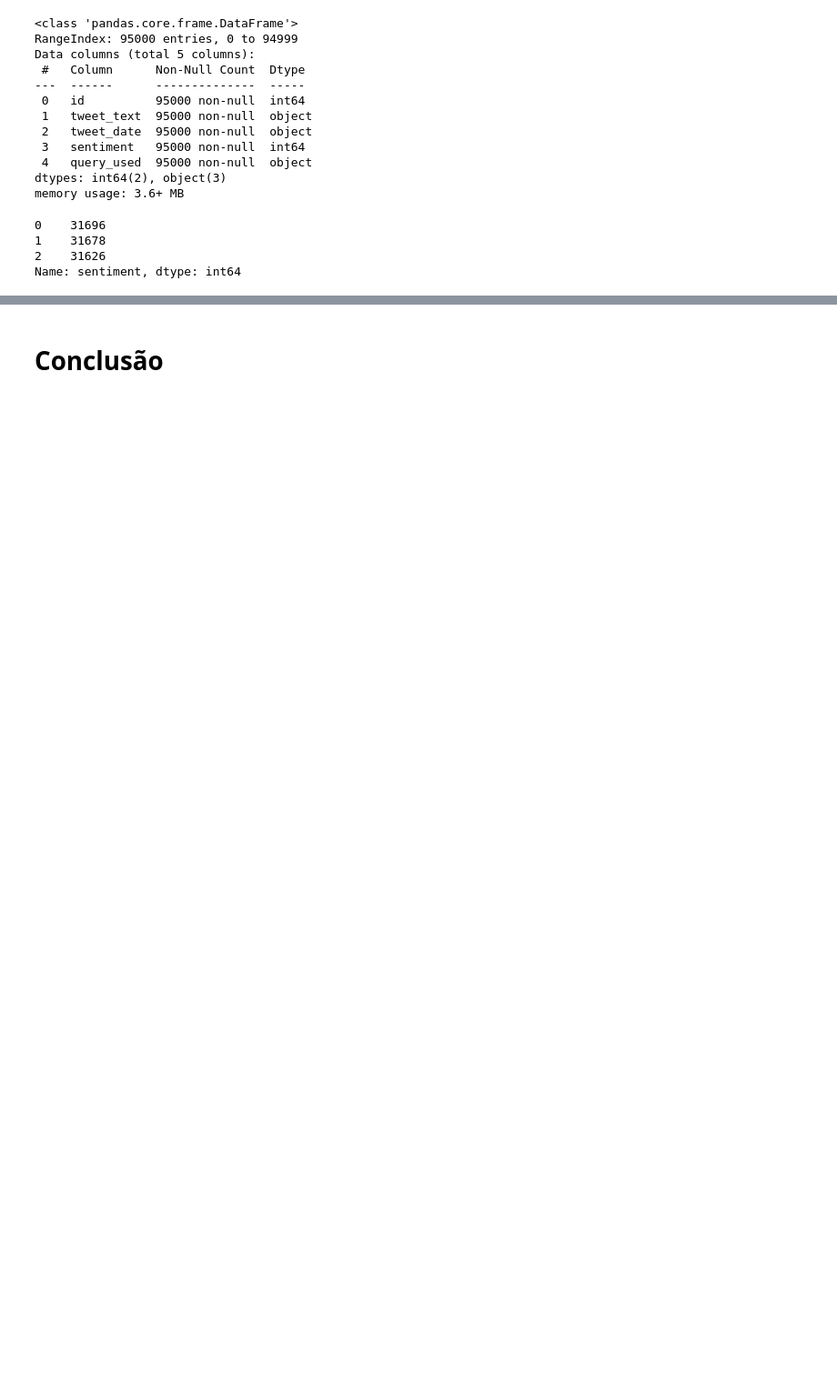
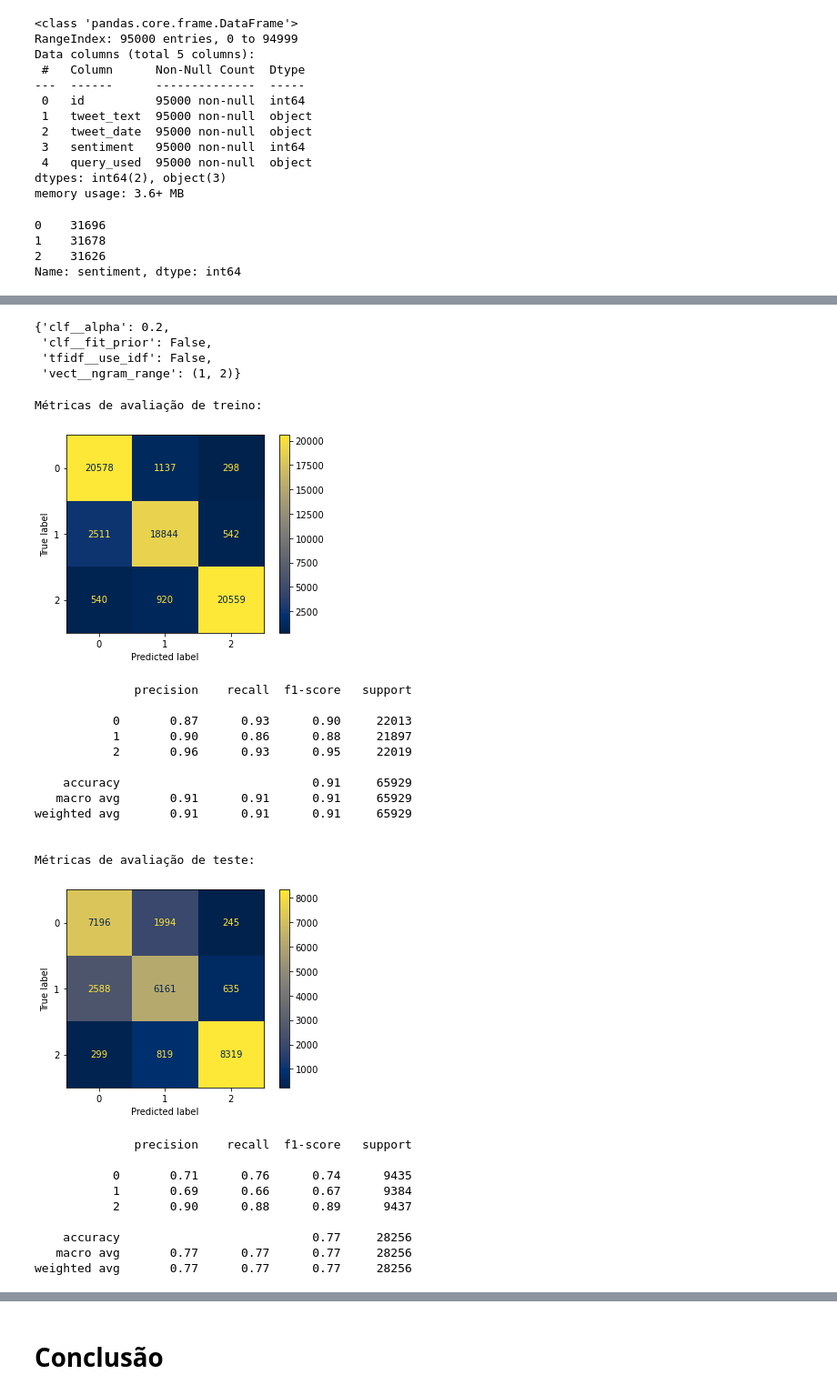
Before and after one commit to VitorJacques/NLP-Analise-de-Sentimento, a Jupyter notebook: VitorJacques_Projeto2.ipynb, the cells around one changed output, grey strips where cells are left out. Shown at 91% size. Cells and saved outputs as stored; diff of their text form; code cells hidden in the pictures; blank space fills up the shorter version.

```diff
--- a/VitorJacques_Projeto2.ipynb
+++ b/VitorJacques_Projeto2.ipynb
@@ -284,0 +392,14 @@ X_train, X_test, y_train, y_test = train_test_split(df['new_text'],
+# %%
+#Ajuste do Modelo
+text_clf = Pipeline([('vect', CountVectorizer()),
+                     ('tfidf', TfidfTransformer()),
+                     ('clf', MultinomialNB())])
+
+parameters = {'vect__ngram_range': [(1, 1), (1, 2)],
+              'tfidf__use_idf': (True, False),
+              'clf__fit_prior': (True, False),
+              'clf__alpha': (0.2, 0.5, 0.7, 1.0)}
+
+splitter = StratifiedKFold(n_splits=4, shuffle=True, random_state=42)
+gs_clf = GridSearchCV(text_clf, parameters, cv=splitter ,n_jobs=-1, scoring="f1_weighted")
+gs_clf.fit(X_train, y_train)
@@ -284,0 +417,36 @@ X_train, X_test, y_train, y_test = train_test_split(df['new_text'],
+# %%
+# Visualização dos melhores parâmetros
+gs_clf.best_params_
+# %% [output]
+{'clf__alpha': 0.2,
+ 'clf__fit_prior': False,
+ 'tfidf__use_idf': False,
+ 'vect__ngram_range': (1, 2)}
+# %%
+#Avaliação do modelo
+metricas_classificacao(gs_clf, X_train, X_test, y_train, y_test)
+# %% [output]
+Métricas de avaliação de treino:
+[figure, added]
+              precision    recall  f1-score   support
+
+           0       0.87      0.93      0.90     22013
+           1       0.90      0.86      0.88     21897
+           2       0.96      0.93      0.95     22019
+
+    accuracy                           0.91     65929
+   macro avg       0.91      0.91      0.91     65929
+weighted avg       0.91      0.91      0.91     65929
+
+
+Métricas de avaliação de teste:
+[figure, added]
+              precision    recall  f1-score   support
+
+           0       0.71      0.76      0.74      9435
+           1       0.69      0.66      0.67      9384
+           2       0.90      0.88      0.89      9437
+
+    accuracy                           0.77     28256
+   macro avg       0.77      0.77      0.77     28256
+weighted avg       0.77      0.77      0.77     28256
```
Also changed, not shown: parts of 51 cells of this notebook.
